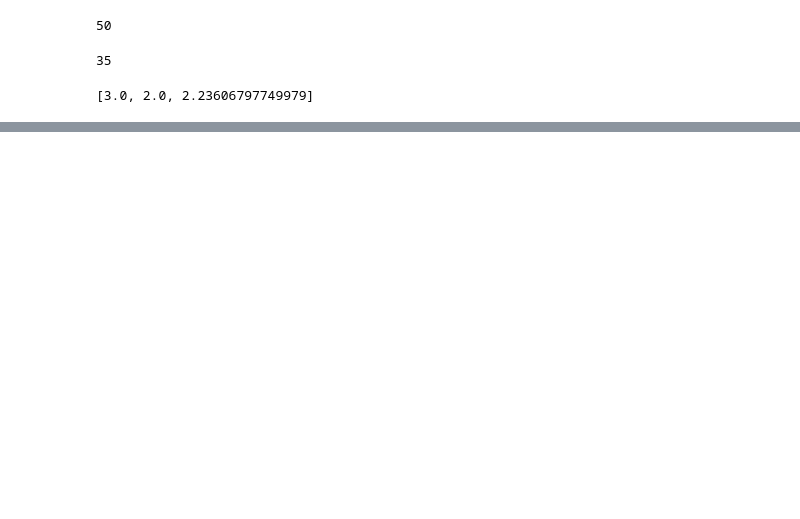
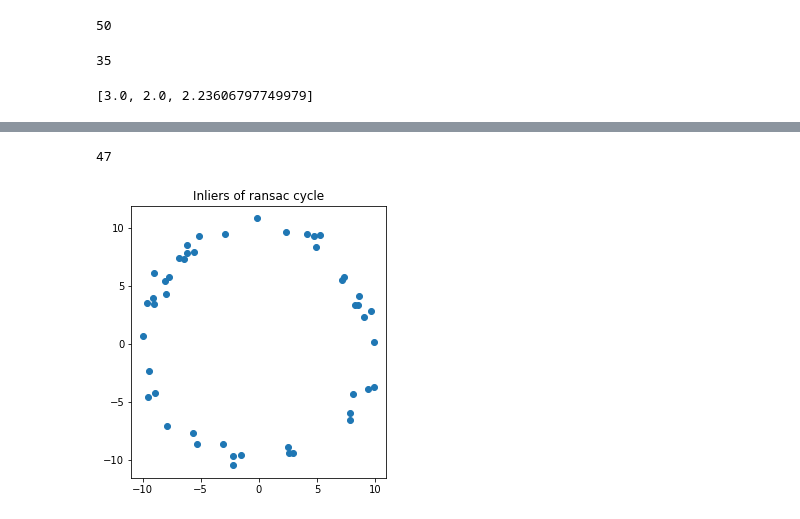
Before and after one commit to ChamithDilshan/EN2550_Image_processing_and_machine_vision, a Jupyter notebook: Assignments/Assignment_2/code.ipynb, the cells around one changed output, grey strips where cells are left out. Drawn from its saved outputs; the diff is of its cells as text; code cells hidden in the pictures; blank space fills up the shorter version.

```diff
--- a/Assignments/Assignment_2/code.ipynb
+++ b/Assignments/Assignment_2/code.ipynb
@@ -119,0 +129,17 @@ print(max_inliers)
+# %%
+fig = plt.figure(figsize=(5,5))
+ax = fig.add_subplot()
+ransac_x = []
+ransac_y = []
+for h in ransac_set:
+    ransac_x.append(h[0])
+    ransac_y.append(h[1])
+
+ax.plot(ransac_x,ransac_y,'o')
+print(len(ransac_x))
+ax.set_aspect('equal')
+plt.title("Inliers of ransac cycle")
+plt.show()
+# %% [output]
+47
+[figure, added]
```
Also changed, not shown: parts of 6 cells of this notebook.
